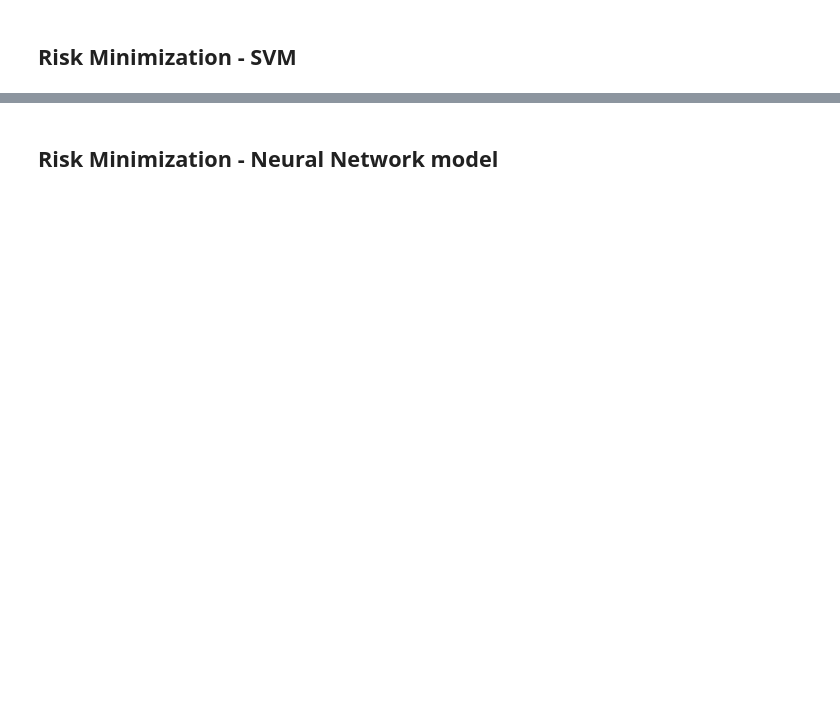
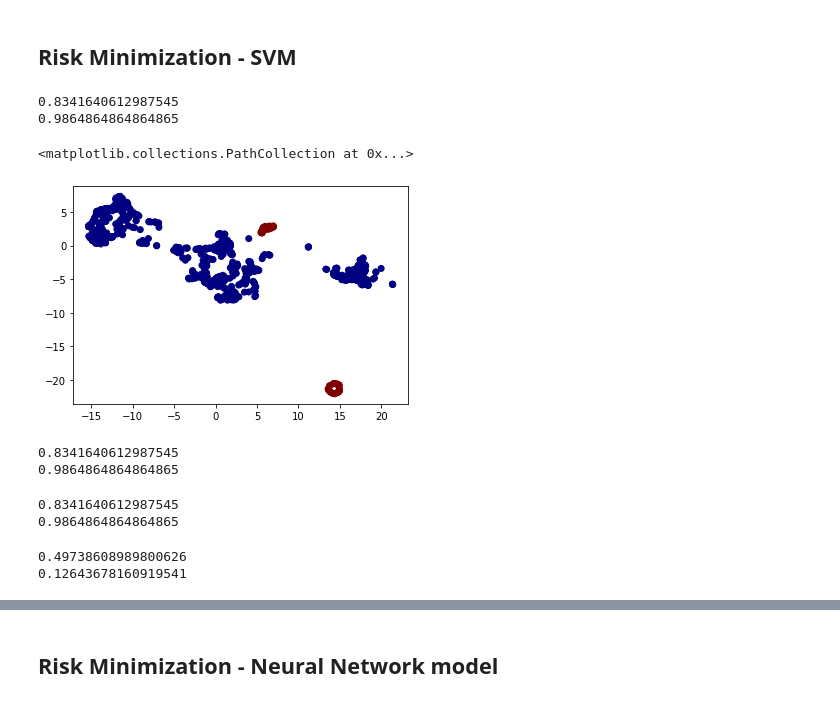
Before and after one commit to texsmv/mts_feature_learning, a Jupyter notebook: topicos_ia_tarefa_HAR.ipynb, the cells around one changed output, grey strips where cells are left out. Saved outputs shown, nothing was run; the diff lists cells and outputs as text; code cells hidden in the pictures; blank space fills up the shorter version.

```diff
--- a/topicos_ia_tarefa_HAR.ipynb
+++ b/topicos_ia_tarefa_HAR.ipynb
@@ -104,5 +111,81 @@ plt.scatter(test_proj[:,0], test_proj[:,1], c = ts_test.y, cmap='jet')
 # %% [markdown]
 ## Risk Minimization - SVM
+# %%
+from sklearn.svm import SVC
+
+clf = SVC(kernel='linear', C=1)
+# clf = SVC(kernel="linear", C=0.05)
+
+clf.fit(ts_train.features, ts_train.y)
+
+train_pr = clf.predict(ts_train.features)
+test_pr = clf.predict(ts_test.features)
+
+# print(metrics.classification_report(ts_test.y, test_pr, target_names=CLASS_LABELS))
+
+print(metrics.balanced_accuracy_score(ts_test.y, test_pr))
+print(metrics.precision_score(ts_test.y, test_pr))
+
+plt.scatter(test_proj[:,0], test_proj[:,1], c = test_pr, cmap='jet')
+# %% [output]
+0.8341640612987545
+0.9864864864864865
+<matplotlib.collections.PathCollection at 0x...>
+[figure, added]
+# %%
+from sklearn.svm import SVC
+
+# clf = SVC(gamma='auto', C=1)
+clf = SVC(kernel="rbf", C=1)
+
+clf.fit(ts_train.features, ts_train.y)
+
+train_pr = clf.predict(ts_train.features)
+test_pr = clf.predict(ts_test.features)
+
+# print(metrics.classification_report(ts_test.y, test_pr, target_names=CLASS_LABELS))
+
+print(metrics.balanced_accuracy_score(ts_test.y, test_pr))
+print(metrics.precision_score(ts_test.y, test_pr))
+# %% [output]
+0.8341640612987545
+0.9864864864864865
+# %%
+from sklearn.svm import SVC
+
+# clf = SVC(gamma='auto', C=1)
+clf = SVC(kernel="poly", C=1)
+
+clf.fit(ts_train.features, ts_train.y)
+
+train_pr = clf.predict(ts_train.features)
+test_pr = clf.predict(ts_test.features)
+
+# print(metrics.classification_report(ts_test.y, test_pr, target_names=CLASS_LABELS))
+
+print(metrics.balanced_accuracy_score(ts_test.y, test_pr))
+print(metrics.precision_score(ts_test.y, test_pr))
+# %% [output]
+0.8341640612987545
+0.9864864864864865
+# %%
+from sklearn.svm import SVC
+
+# clf = SVC(gamma='auto', C=1)
+clf = SVC(kernel="sigmoid", C=1)
+
+clf.fit(ts_train.features, ts_train.y)
+
+train_pr = clf.predict(ts_train.features)
+test_pr = clf.predict(ts_test.features)
+
+# print(metrics.classification_report(ts_test.y, test_pr, target_names=CLASS_LABELS))
+
+print(metrics.balanced_accuracy_score(ts_test.y, test_pr))
+print(metrics.precision_score(ts_test.y, test_pr))
+# %% [output]
+0.49738608989800626
+0.12643678160919541
 # %%
 from sklearn.svm import SVC
 
```
Also changed, not shown: parts of 41 cells of this notebook, 1 other file.
